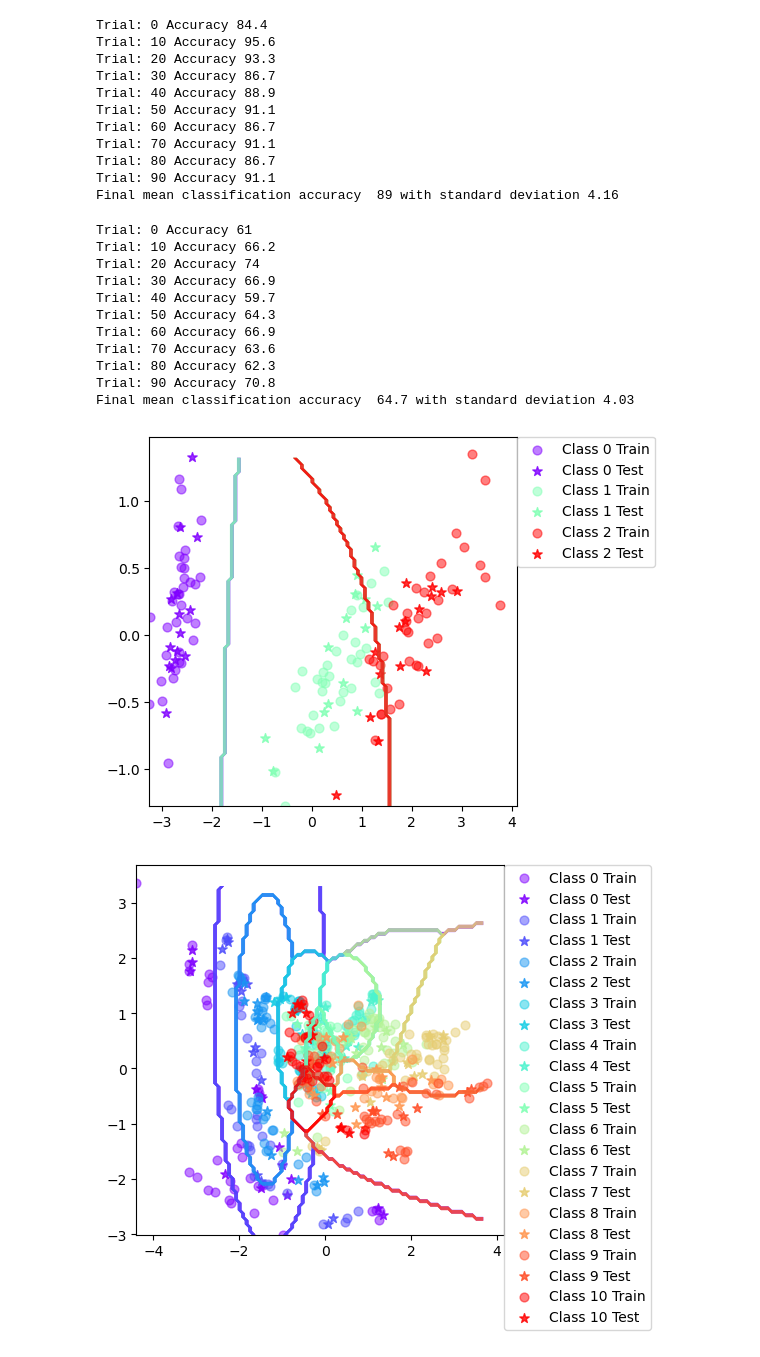
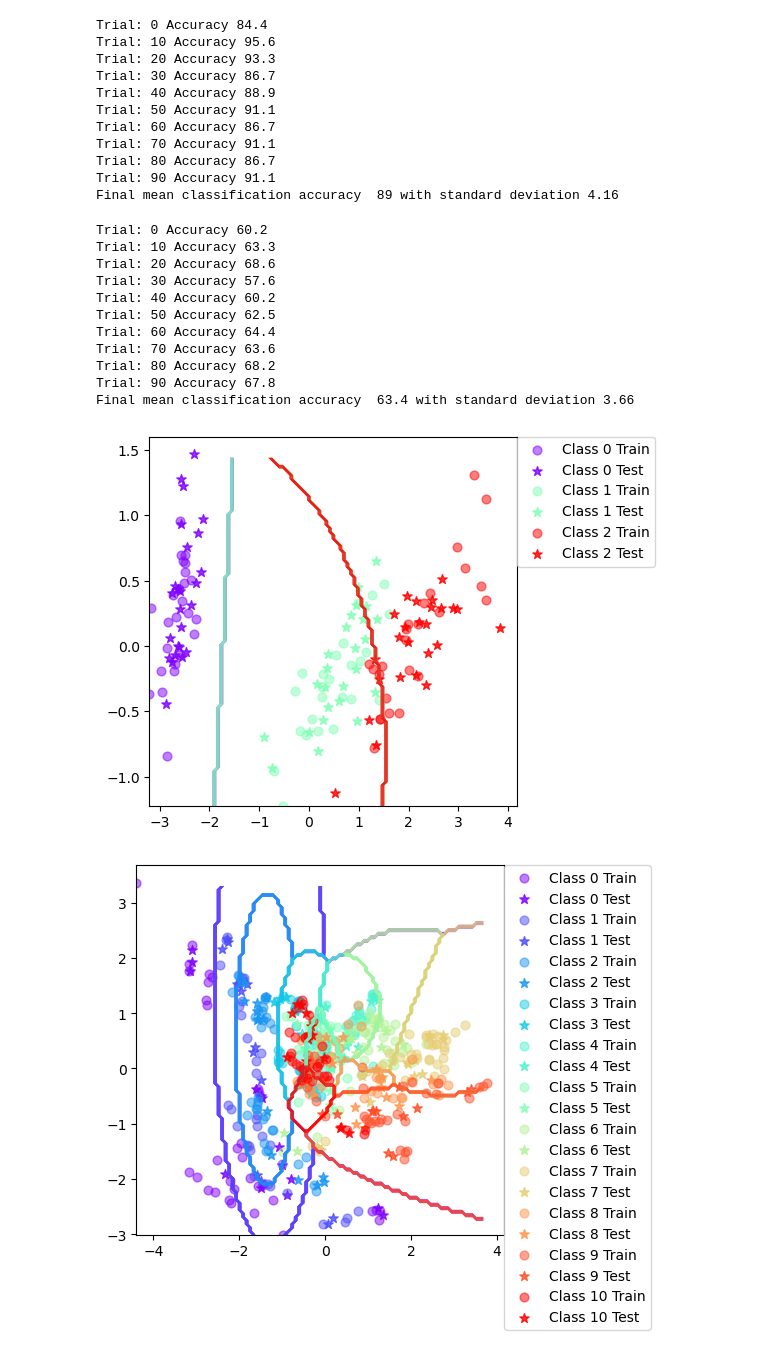
Before and after one commit to riccardo-fragale/DD2421-FDD3431-VT26-Machine-Learning-MLVT26-, a Jupyter notebook: lab3py/lab3.ipynb, the cells around one changed output. Saved outputs shown, nothing was run; the diff lists cells and outputs as text; code cells hidden in the pictures.

```diff
--- a/lab3py/lab3.ipynb
+++ b/lab3py/lab3.ipynb
@@ -167,24 +167,24 @@ Trial: 80 Accuracy 86.7
 Trial: 90 Accuracy 91.1
 Final mean classification accuracy  89 with standard deviation 4.16
 # %%
-testClassifier(BayesClassifier(), dataset='vowel', split=0.7)
+testClassifier(BayesClassifier(), dataset='vowel', split=0.5)
 # %% [output]
-Trial: 0 Accuracy 61
-Trial: 10 Accuracy 66.2
-Trial: 20 Accuracy 74
-Trial: 30 Accuracy 66.9
-Trial: 40 Accuracy 59.7
-Trial: 50 Accuracy 64.3
-Trial: 60 Accuracy 66.9
+Trial: 0 Accuracy 60.2
+Trial: 10 Accuracy 63.3
+Trial: 20 Accuracy 68.6
+Trial: 30 Accuracy 57.6
+Trial: 40 Accuracy 60.2
+Trial: 50 Accuracy 62.5
+Trial: 60 Accuracy 64.4
 Trial: 70 Accuracy 63.6
-Trial: 80 Accuracy 62.3
-Trial: 90 Accuracy 70.8
-Final mean classification accuracy  64.7 with standard deviation 4.03
+Trial: 80 Accuracy 68.2
+Trial: 90 Accuracy 67.8
+Final mean classification accuracy  63.4 with standard deviation 3.66
 # %%
 %matplotlib inline
-plotBoundary(BayesClassifier(), dataset='iris',split=0.7)
+plotBoundary(BayesClassifier(), dataset='iris',split=0.5)
 # %% [output]
-[figure, old version]
+[figure, new version]
 # %%
 %matplotlib inline
 plotBoundary(BayesClassifier(), dataset='vowel',split=0.7)
```
Also changed, not shown: parts of 4 cells of this notebook, 1 other file.
